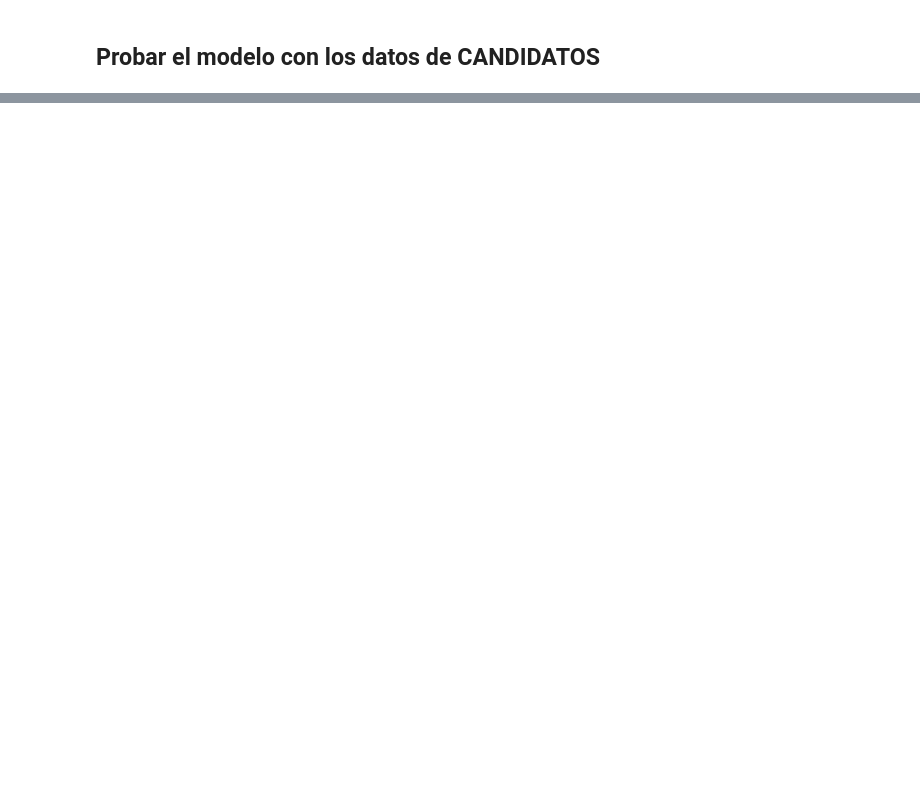
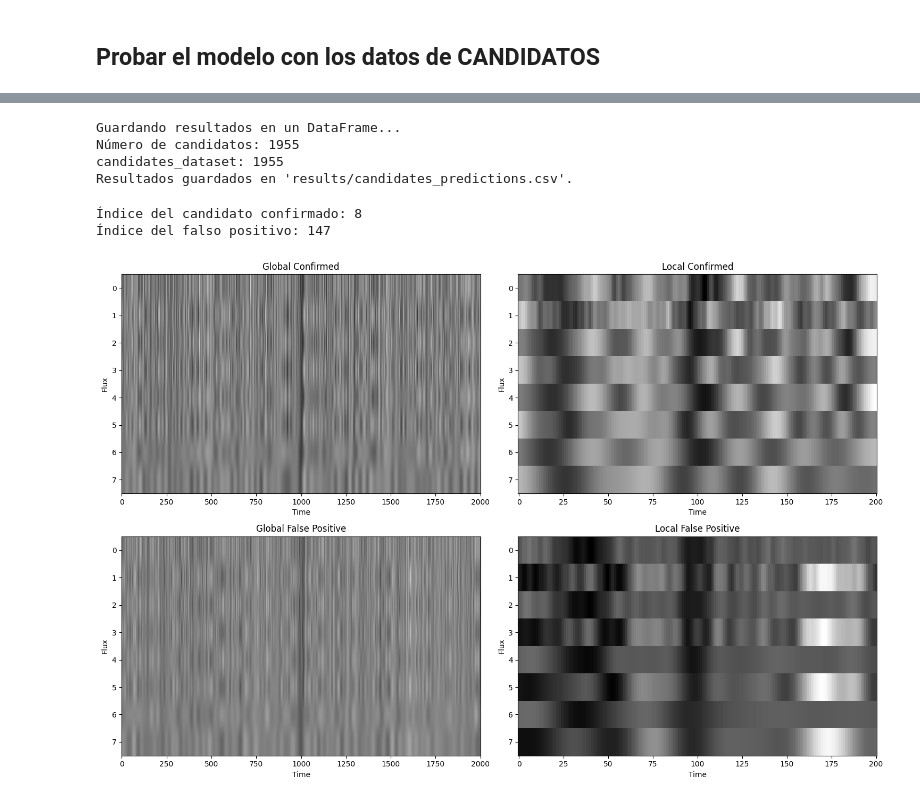
Before and after one commit to zmadru/ExoPlanet-Detection, a Jupyter notebook: Shallue_compactoWL.ipynb, the cells around one changed output, grey strips where cells are left out. Saved outputs shown, nothing was run; the diff lists cells and outputs as text; code cells hidden in the pictures; blank space fills up the shorter version.

```diff
--- a/Shallue_compactoWL.ipynb
+++ b/Shallue_compactoWL.ipynb
@@ -1310,0 +1333,55 @@ No artists with labels found to put in legend.  Note that artists whose label st
+# %%
+# crear un DataFrame con los resultados y guardarlo en un archivo CSV
+import pandas as pd
+print("Guardando resultados en un DataFrame...")
+print("Número de candidatos:", len(predicted_candidates))
+print("candidates_dataset:", len(candidates_dataset))
+df_results = pd.DataFrame({
+    'id': [f'candidate_{i+1}' for i in range(len(predicted_candidates))],
+    'kepler_name': [c.headers['Kepler_name'] for c in candidates],
+    'predicted': predicted_candidates,
+    'probability': probs,
+})
+
+df_results.to_csv('results/candidates_predictions.csv', index=False)
+print("Resultados guardados en 'results/candidates_predictions.csv'.")
+# %% [output]
+Guardando resultados en un DataFrame...
+Número de candidatos: 1955
+candidates_dataset: 1955
+Resultados guardados en 'results/candidates_predictions.csv'.
+# %%
+# comparar series de un condidato confirmado y uno falso positivo
+# coger la posición de un candidato confirmado y uno falso positivo (1 y 0 respectivamente) en las probabilidades
+confirmed_index = np.where(probs == 1)[0][0]
+false_positive_index = np.where(probs == 0)[0][0]
+print("Índice del candidato confirmado:", confirmed_index)
+print("Índice del falso positivo:", false_positive_index)
+
+confirmed_global = items_cand[confirmed_index]['global']
+confirmed_local = items_cand[confirmed_index]['local']
+false_positive_global = items_cand[false_positive_index]['global']
+false_positive_local = items_cand[false_positive_index]['local']
+fig, ax = plt.subplots(2, 2, figsize=(15, 10))
+ax[0, 0].imshow(confirmed_global, aspect='auto', cmap='gray')
+ax[0, 0].set_title('Global Confirmed')
+ax[0, 0].set_xlabel('Time')
+ax[0, 0].set_ylabel('Flux')
+ax[0, 1].imshow(confirmed_local, aspect='auto', cmap='gray')
+ax[0, 1].set_title('Local Confirmed')
+ax[0, 1].set_xlabel('Time')
+ax[0, 1].set_ylabel('Flux')
+ax[1, 0].imshow(false_positive_global, aspect='auto', cmap='gray')
+ax[1, 0].set_title('Global False Positive')
+ax[1, 0].set_xlabel('Time')
+ax[1, 0].set_ylabel('Flux')
+ax[1, 1].imshow(false_positive_local, aspect='auto', cmap='gray')
+ax[1, 1].set_title('Local False Positive')
+ax[1, 1].set_xlabel('Time')
+ax[1, 1].set_ylabel('Flux')
+plt.tight_layout()
+plt.show()
+# %% [output]
+Índice del candidato confirmado: 8
+Índice del falso positivo: 147
+[figure, added]
```
Also changed, not shown: parts of 13 cells of this notebook, 3 other files.
